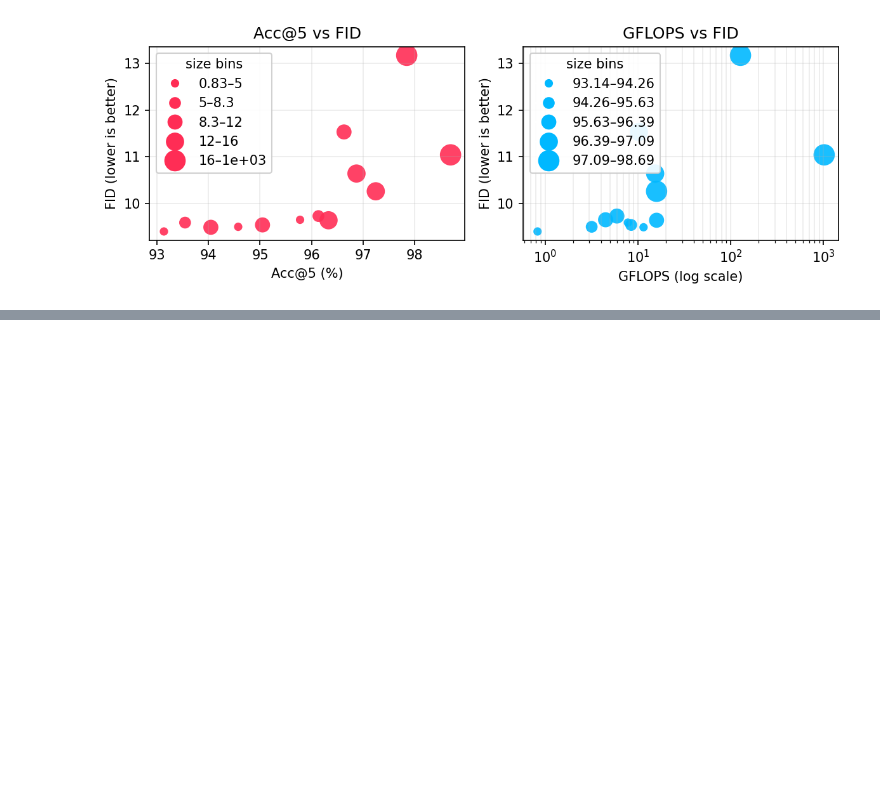
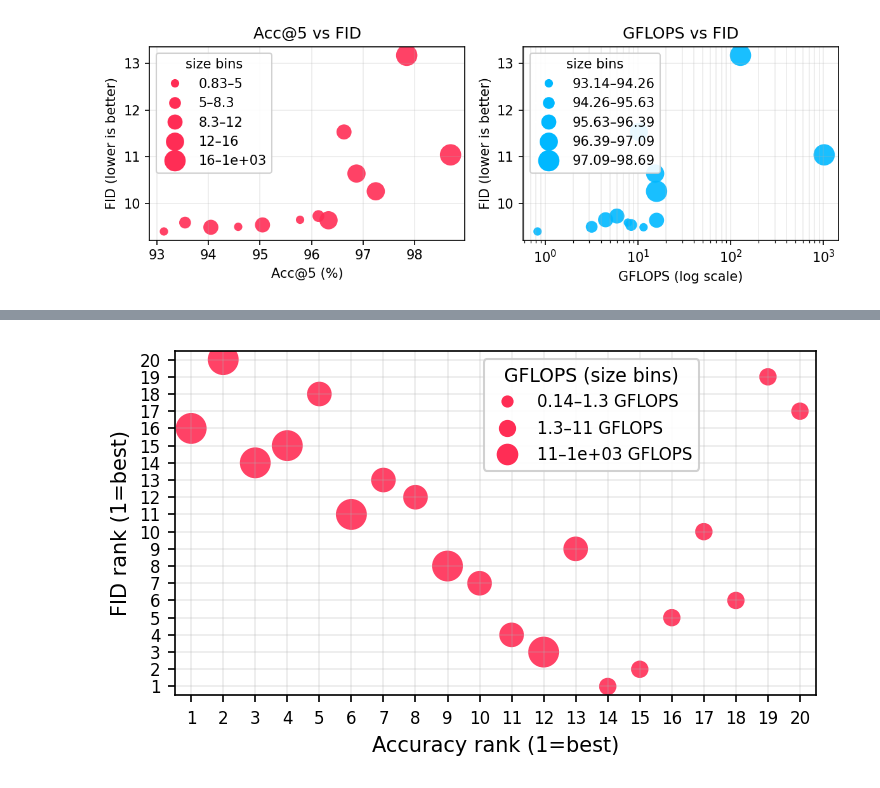
Before and after one commit to scpark20/logpx_samplers, a Jupyter notebook: paper/acc_vs_fid.ipynb, the cells around one changed output, grey strips where cells are left out. Cells and saved outputs as stored; diff of their text form; code cells hidden in the pictures; blank space fills up the shorter version.

Commit message:
mobile

```diff
--- a/paper/acc_vs_fid.ipynb
+++ b/paper/acc_vs_fid.ipynb
@@ -271,0 +441,93 @@ plt.show()
+# %%
+# Accuracy/GFLOPS vs FID (ranks) — **Accuracy rank vs FID rank only**
+# - Marker size = GFLOPS bins (3, log-quantile)
+# - Legend at upper center
+# - Quadratic fit **removed**
+# - One chart per figure; no file saving.
+
+import numpy as np
+import matplotlib.pyplot as plt
+from matplotlib.lines import Line2D
+
+# ----- Expanded Data (name, weights-id string, Acc@5, GFLOPS, FID) -----
+raw = [
+  ("vit_h_14",          "ViT_H_14_Weights.IMAGENET1K_SWAG_E2E_V1",   98.694, 1016.72, 10.71),
+  ("regnet_y_128gf",    "RegNet_Y_128GF_Weights.IMAGENET1K_SWAG_LINEAR_V1", 97.844, 127.52, 12.99),
+  ("regnet_y_16gf_v1",  "RegNet_Y_16GF_Weights.IMAGENET1K_SWAG_LINEAR_V1",  97.244, 15.91,   9.97),
+  ("convnext_base",     "ConvNeXt_Base_Weights.IMAGENET1K_V1",              96.870, 15.36,  10.28),
+  ("efficientnet_b5",   "EfficientNet_B5_Weights.IMAGENET1K_V1",            96.628, 10.27,  11.53),
+  ("regnet_y_16gf_v2",  "RegNet_Y_16GF_Weights.IMAGENET1K_V2",              96.328, 15.91,   9.63),
+  ("swin_v2_t",         "Swin_V2_T_Weights.IMAGENET1K_V1",                  96.132, 5.94,    9.73),
+  ("swin_t",            "Swin_T_Weights.IMAGENET1K_V1",                     95.776, 4.49,    9.65),
+  ("regnet_y_32gf",     "RegNet_Y_32GF_Weights.IMAGENET1K_V1",              95.340, 32.28,   9.55),
+  ("regnet_y_8gf",      "RegNet_Y_8GF_Weights.IMAGENET1K_V1",               95.048, 8.47,    9.54),
+  ("regnet_y_3_2gf",    "RegNet_Y_3_2GF_Weights.IMAGENET1K_V1",             94.576, 3.18,    9.50),
+  ("resnet152",         "ResNet152_Weights.IMAGENET1K_V1",                  94.046, 11.51,   9.49),
+  ("resnet101",         "ResNet101_Weights.IMAGENET1K_V1",                  93.546, 7.80,    9.59),
+  ("regnet_y_800mf",    "RegNet_Y_800MF_Weights.IMAGENET1K_V1",             93.136, 0.83,    9.40),
+  ("mobilenet_v3_large","MobileNet_V3_Large_Weights.IMAGENET1K_V2",         92.566, 0.22,    9.44),
+  ("regnet_y_400mf",    "RegNet_Y_400MF_Weights.IMAGENET1K_V1",             91.716, 0.40,    9.50),
+  ("regnet_x_400mf",    "RegNet_X_400MF_Weights.IMAGENET1K_V1",             90.950, 0.41,    9.60),
+  ("mobilenet_v2",      "MobileNet_V2_Weights.IMAGENET1K_V1",               90.286, 0.30,    9.52),
+  ("shufflenet_v2_x1_0","ShuffleNet_V2_X1_0_Weights.IMAGENET1K_V1",         88.316, 0.14,   11.57),
+  ("alexnet",           "AlexNet_Weights.IMAGENET1K_V1",                    79.066, 0.71,   11.20),
+]
+
+names     = np.array([r[0] for r in raw])
+accuracy  = np.array([r[2] for r in raw], dtype=float)
+gflops    = np.array([r[3] for r in raw], dtype=float)
+fid       = np.array([r[4] for r in raw], dtype=float)
+N = len(fid)
+
+# ----- Ranks (1 = best) -----
+def ranks_from_values(x, ascending=True):
+    order = np.argsort(x if ascending else -x)
+    ranks = np.empty_like(order, dtype=float)
+    ranks[order] = np.arange(1, len(x)+1, dtype=float)
+    return ranks
+
+acc_rank    = ranks_from_values(accuracy, ascending=False)  # Accuracy rank
+fid_rank    = ranks_from_values(fid,       ascending=True)  # FID rank
+
+# ----- Bin helpers (3 bins) -----
+N_BINS = 3
+SIZE_LEVELS_G = np.array([70, 140, 220], dtype=float)  # marker sizes (pt^2) for GFLOPS-driven sizes
+
+def log_quantile_edges(x, n_bins):
+    lx = np.log10(x + 1e-12)
+    e  = np.quantile(lx, np.linspace(0, 1, n_bins + 1))
+    e  = np.unique(e)
+    if e.size < n_bins + 1: e = np.linspace(lx.min(), lx.max(), n_bins + 1)
+    return 10**e
+
+def sizes_from_bins(x, edges, size_levels):
+    idx = np.digitize(x, edges) - 1
+    idx = np.clip(idx, 0, len(size_levels)-1)
+    return size_levels[idx]
+
+edges_gflops = log_quantile_edges(gflops, N_BINS)
+sizes_left   = sizes_from_bins(gflops, edges_gflops, SIZE_LEVELS_G)
+
+# ----- Plot: Accuracy rank vs FID rank (size = GFLOPS bins) -----
+plt.figure(figsize=(5, 3), dpi=150)
+plt.scatter(acc_rank, fid_rank, s=sizes_left, c="#FF2D55", marker='o', alpha=0.9, edgecolors='none')
+plt.xlabel("Accuracy rank (1=best)")
+plt.ylabel("FID rank (1=best)")
+plt.grid(True, alpha=0.25)
+plt.xlim(0.5, N + 0.5); plt.ylim(0.5, N + 0.5)
+plt.xticks(range(1, N+1), fontsize=8); plt.yticks(range(1, N+1), fontsize=8)
+
+# Legend — GFLOPS bins (upper center)
+handles = []
+for b, sz in enumerate(SIZE_LEVELS_G):
+    lo = edges_gflops[b]
+    hi = edges_gflops[b+1] if b+1 < len(edges_gflops) else np.inf
+    label = f"{lo:.2g}–{hi:.2g} GFLOPS" if np.isfinite(hi) else f">{lo:.2g} GFLOPS"
+    handles.append(Line2D([0],[0], marker='o', linestyle='None',
+                          markersize=(sz**0.5)*0.7, label=label, markerfacecolor="#FF2D55", markeredgecolor='none'))
+plt.legend(handles=handles, title="GFLOPS (size bins)", bbox_to_anchor=(0.65, 1.0),
+           loc='upper center', framealpha=0.9, fontsize=8, title_fontsize=9)
+
+plt.tight_layout(); plt.show()
+# %% [output]
+[figure, added]
```
Also changed, not shown: parts of 5 cells of this notebook, 16 other files.
